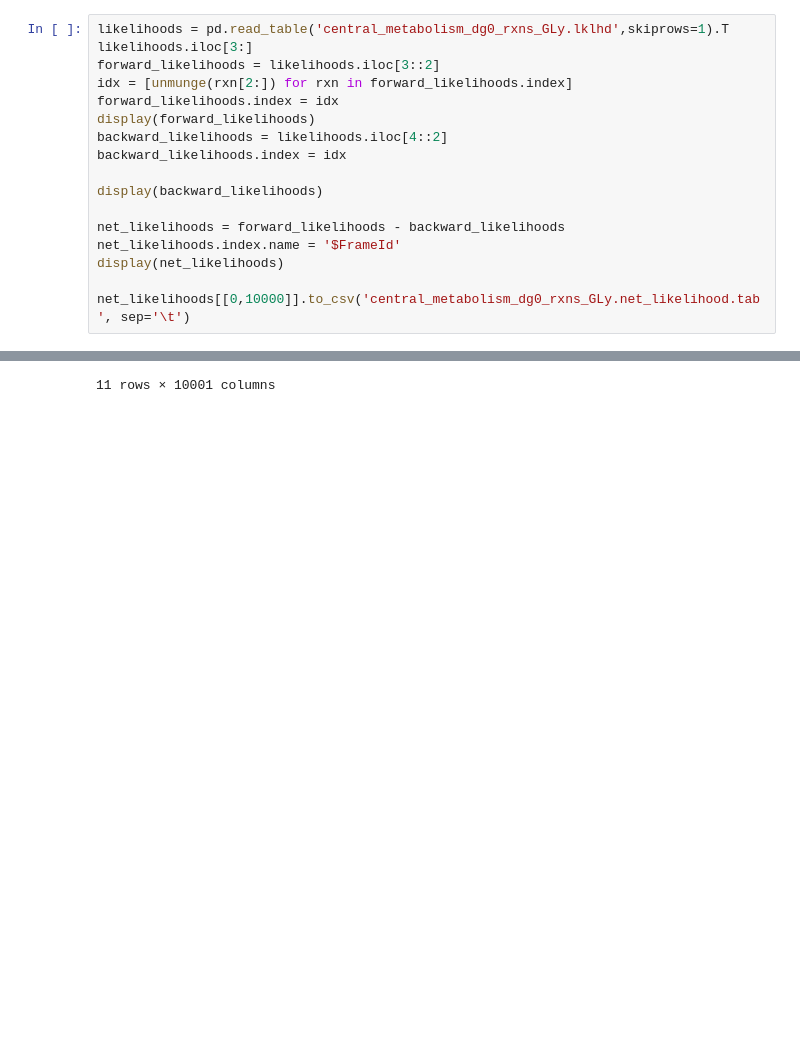
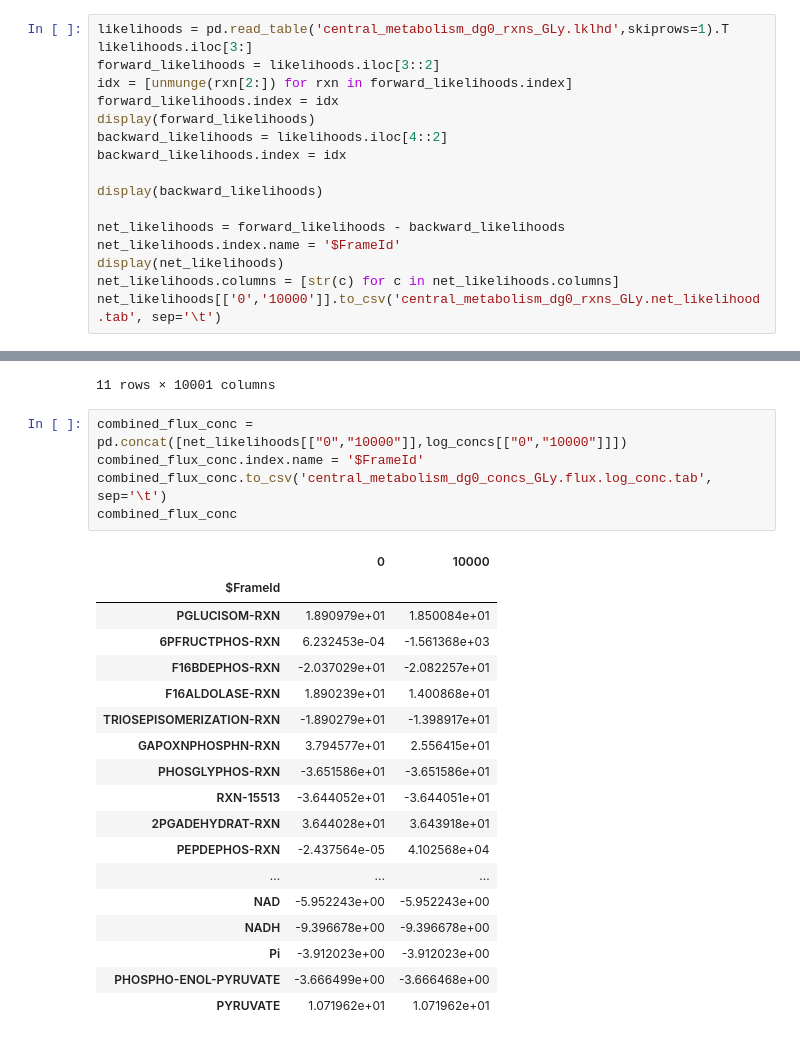
Before and after one commit to nkkchem/Ostreoccus_cent_simulation, a Jupyter notebook: Gly/Ostreococcus_Glycolysis_results_to_BioCyc.ipynb, the cells around one changed output, grey strips where cells are left out. Cells and saved outputs as stored; diff of their text form; blank space fills up the shorter version.

```diff
--- a/Gly/Ostreococcus_Glycolysis_results_to_BioCyc.ipynb
+++ b/Gly/Ostreococcus_Glycolysis_results_to_BioCyc.ipynb
@@ -90,8 +111,8 @@ display(backward_likelihoods)
 net_likelihoods = forward_likelihoods - backward_likelihoods
 net_likelihoods.index.name = '$FrameId'
 display(net_likelihoods)
-
-net_likelihoods[[0,10000]].to_csv('central_metabolism_dg0_rxns_GLy.net_likelihood.tab', sep='\t')
+net_likelihoods.columns = [str(c) for c in net_likelihoods.columns]
+net_likelihoods[['0','10000']].to_csv('central_metabolism_dg0_rxns_GLy.net_likelihood.tab', sep='\t')
 # %% [output]
 |  | 0 | 1 | 2 | 3 | 4 | 5 | 6 | 7 | 8 | 9 | ... | ... |
 | PGLUCISOM-RXN | 1.896223e+01 | 1.896223e+01 | 1.896223e+01 | 1.896223e+01 | 1.896223e+01 | 1.896223e+01 | 1.896223e+01 | 1.896223e+01 | 1.896223e+01 | 1.896223e+01 | ... | ... |
@@ -133,3 +154,27 @@ net_likelihoods[[0,10000]].to_csv('central_metabolism_dg0_rxns_GLy.net_likelihoo
 | PEPDEPHOS-RXN | -2.437564e-05 | 4.102442e+04 | 4.102442e+04 | 4.102442e+04 | 8.204885e+04 | 4.102442e+04 | 4.102442e+04 | 4.102442e+04 | 4.102442e+04 | 8.204884e+04 | ... | ... |
 | PEPSYNTH-RXN | 3.136898e-08 | 1.045633e-08 | 1.045633e-08 | 1.045633e-08 | 5.228164e-09 | 1.045633e-08 | 1.045633e-08 | 1.045633e-08 | 1.045633e-08 | 5.228164e-09 | ... | ... |
 11 rows × 10001 columns
+# %%
+combined_flux_conc = pd.concat([net_likelihoods[["0","10000"]],log_concs[["0","10000"]]])
+combined_flux_conc.index.name = '$FrameId'
+combined_flux_conc.to_csv('central_metabolism_dg0_concs_GLy.flux.log_conc.tab', sep='\t')
+combined_flux_conc
+# %% [output]
+|  | 0 | 10000 |
+| $FrameId |  |  |
+| PGLUCISOM-RXN | 1.890979e+01 | 1.850084e+01 |
+| 6PFRUCTPHOS-RXN | 6.232453e-04 | -1.561368e+03 |
+| F16BDEPHOS-RXN | -2.037029e+01 | -2.082257e+01 |
+| F16ALDOLASE-RXN | 1.890239e+01 | 1.400868e+01 |
+| TRIOSEPISOMERIZATION-RXN | -1.890279e+01 | -1.398917e+01 |
+| GAPOXNPHOSPHN-RXN | 3.794577e+01 | 2.556415e+01 |
+| PHOSGLYPHOS-RXN | -3.651586e+01 | -3.651586e+01 |
+| RXN-15513 | -3.644052e+01 | -3.644051e+01 |
+| 2PGADEHYDRAT-RXN | 3.644028e+01 | 3.643918e+01 |
+| PEPDEPHOS-RXN | -2.437564e-05 | 4.102568e+04 |
+| ... | ... | ... |
+| NAD | -5.952243e+00 | -5.952243e+00 |
+| NADH | -9.396678e+00 | -9.396678e+00 |
+| Pi | -3.912023e+00 | -3.912023e+00 |
+| PHOSPHO-ENOL-PYRUVATE | -3.666499e+00 | -3.666468e+00 |
+| PYRUVATE | 1.071962e+01 | 1.071962e+01 |
```
Also changed, not shown: parts of 2 cells of this notebook, 1 other file.
